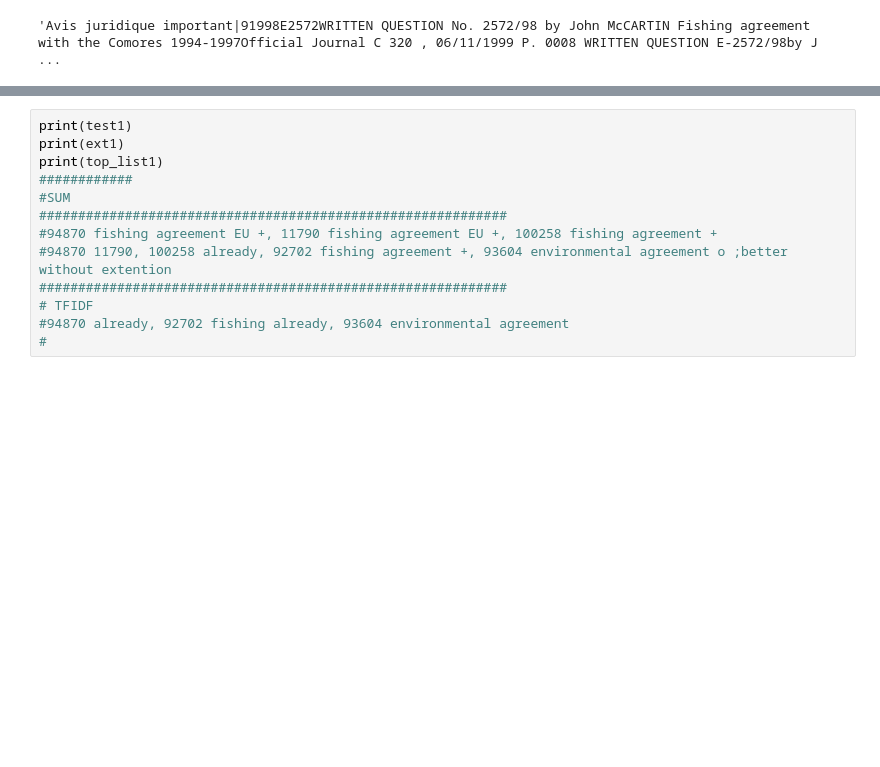
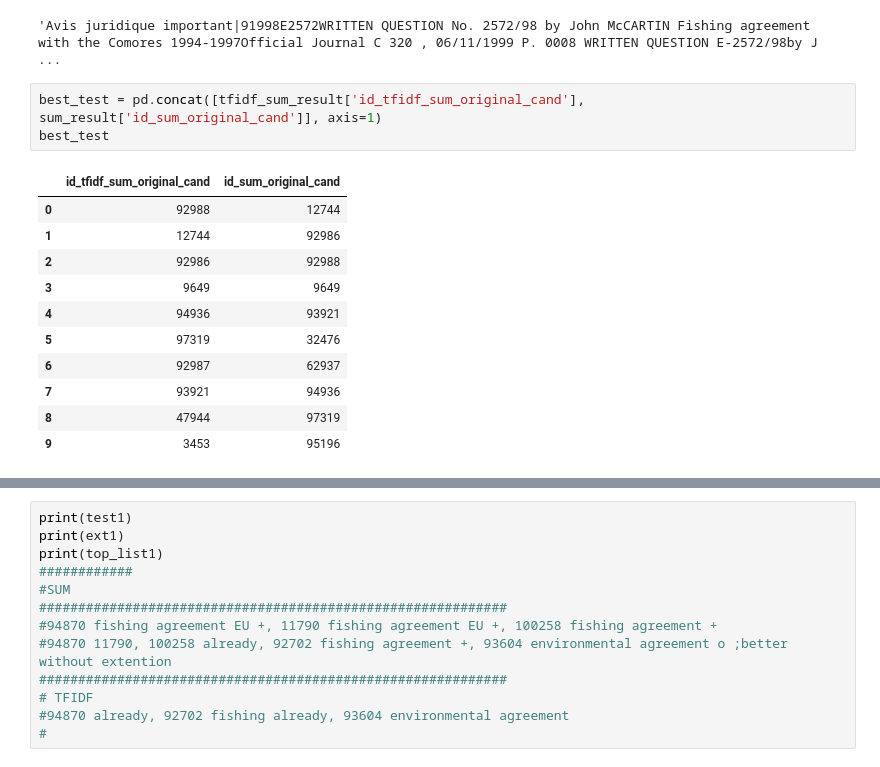
Before and after one commit to SaraBrezec/enviroLENS, a Jupyter notebook: word-embeddings/notebooks/query-expansion.ipynb, the cells around one changed output, grey strips where cells are left out. Cells and saved outputs as stored; diff of their text form; blank space fills up the shorter version.

```diff
--- a/word-embeddings/notebooks/query-expansion.ipynb
+++ b/word-embeddings/notebooks/query-expansion.ipynb
@@ -1075,3 +1133,18 @@ print(top_list)
 texts.get(94870)
 # %% [output]
 'Avis juridique important|91998E2572WRITTEN QUESTION No. 2572/98 by John McCARTIN Fishing agreement with the Comores 1994-1997Official Journal C 320 , 06/11/1999 P. 0008 WRITTEN QUESTION E-2572/98by J ...
+# %%
+best_test = pd.concat([tfidf_sum_result['id_tfidf_sum_original_cand'], sum_result['id_sum_original_cand']], axis=1)
+best_test
+# %% [output]
+|  | id_tfidf_sum_original_cand | id_sum_original_cand |
+| 0 | 92988 | 12744 |
+| 1 | 12744 | 92986 |
+| 2 | 92986 | 92988 |
+| 3 | 9649 | 9649 |
+| 4 | 94936 | 93921 |
+| 5 | 97319 | 32476 |
+| 6 | 92987 | 62937 |
+| 7 | 93921 | 94936 |
+| 8 | 47944 | 97319 |
+| 9 | 3453 | 95196 |
```
Also changed, not shown: parts of 53 cells of this notebook.
